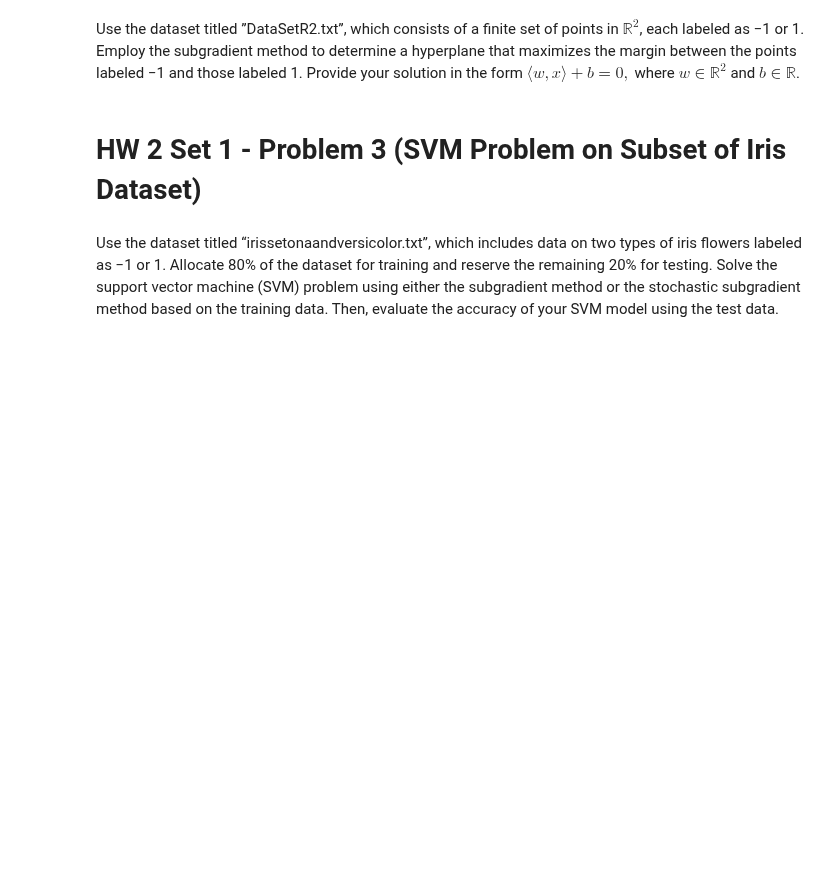
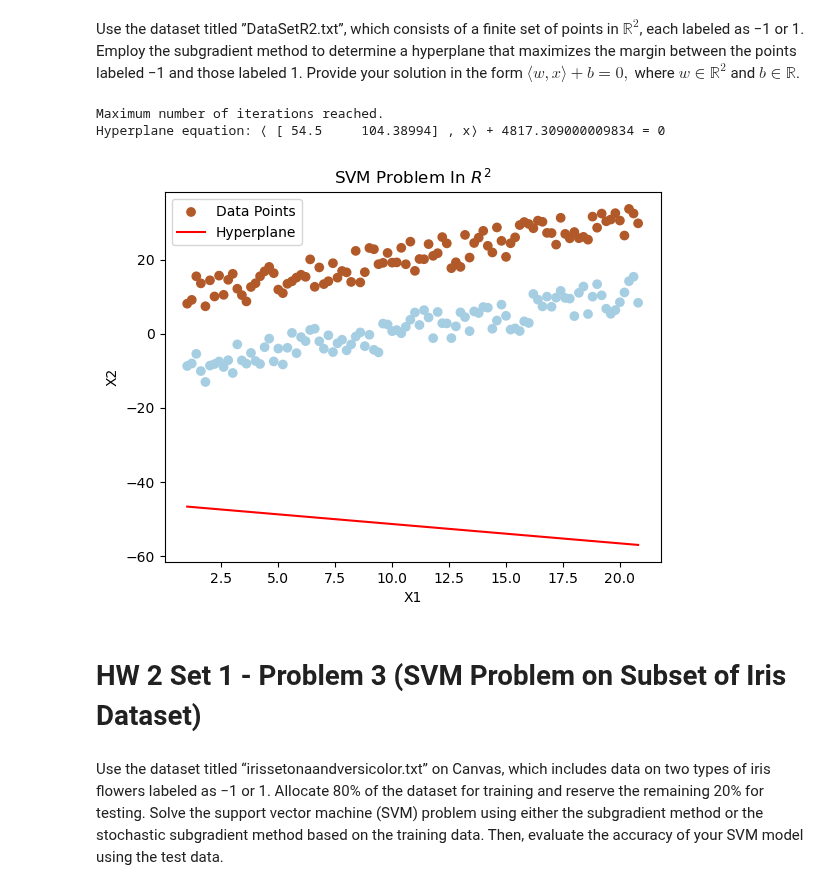
Before and after one commit to eabogle/numerical-optimization, a Jupyter notebook: convex/SVM_Subgradient.ipynb, the cells around one changed output. Cells and saved outputs as stored; diff of their text form; code cells hidden in the pictures; blank space fills up the shorter version.

```diff
--- a/convex/SVM_Subgradient.ipynb
+++ b/convex/SVM_Subgradient.ipynb
@@ -5,4 +8,75 @@ Use the dataset titled ”DataSetR2.txt”, which consists of a finite set of po
+# %%
+# Load dataset
+data = np.loadtxt("DataSetR2.txt")
+
+# Separate features and labels
+X = data[:, :-1]       #features are all columns except the last
+y = data[:, -1]        #label is in the last column
+num_data = X.shape[0]  #number of data points
+n = 2                  #number of features considers (data space)
+
+# Subgradient method
+def subgradient_method(X, y, n, num_data, tol, maxiter, alpha, C):
+    # Initialize w and b for defining the hyperplane
+    iteration = 0
+    w = np.ones(n)
+    b = 1
+    sgw = np.ones(n)
+    sgb = 1
+
+
+    def subgradient(w, b, X, y, n, num_data):
+        sgw = np.zeros(n)
+        sgb = 0
+
+        for i in range(num_data):
+            margin = y[i] * (np.dot(X[i], w) + b)  # Compute margin
+            if (margin - 1 > 0):  # Compare margin with 1
+                sgw += (-1) * y[i] * X[i]
+                sgb += (-1) * y[i]
+
+        return sgw, sgb
+
+
+    while iteration < maxiter:
+
+        if (np.linalg.norm(sgw) < tol) and (np.linalg.norm(sgb) < tol):
+            break
+
+        else:
+            w -= (alpha * (w + (C/num_data)*(sgw)))
+            b -= (alpha * (C/num_data) * (sgb))
+            sgw, sgb = subgradient(w, b, X, y, n, num_data)
+            iteration += 1
+            if iteration == maxiter:
+                print("Maximum number of iterations reached.")
+
+    return w, b
+
+# Run subgradient method
+w, b = subgradient_method(X, y, n, num_data, tol=10e-10, maxiter=100000, alpha=0.01, C=10)
+
+# Print the hyperplane equation
+print("Hyperplane equation: ⟨", w, ",", "x⟩ +", b, "= 0")
+
+# Plot the points
+plt.scatter(X[:, 0], X[:, 1], c=y, cmap=plt.cm.Paired, label="Data Points")
+
+# Plot the hyperplane
+x_plot = np.linspace(np.min(X[:, 0]), np.max(X[:, 0]), 100)
+y_plot = (-w[0] * x_plot - b) / w[1]
+plt.plot(x_plot, y_plot, '-r', label="Hyperplane")
+
+plt.xlabel("X1")
+plt.ylabel("X2")
+plt.title("SVM Problem In $R^2$")
+plt.legend()
+plt.show()
+# %% [output]
+Maximum number of iterations reached.
+Hyperplane equation: ⟨ [ 54.5     104.38994] , x⟩ + 4817.309000009834 = 0
+[figure, added]
 # %% [markdown]
 # HW 2 Set 1 - Problem 3 (SVM Problem on Subset of Iris Dataset)
 # %% [markdown]
-Use the dataset titled “irissetonaandversicolor.txt”, which includes data on two types of iris flowers labeled as −1 or 1. Allocate 80\% of the dataset for training and reserve the remaining 20\% for testing. Solve the support vector machine (SVM) problem using either the subgradient method or the stochastic subgradient method based on the training data. Then, evaluate the accuracy of your SVM model using the test data.
+Use the dataset titled “irissetonaandversicolor.txt” on Canvas, which includes data on two types of iris flowers labeled as −1 or 1. Allocate 80\% of the dataset for training and reserve the remaining 20\% for testing. Solve the support vector machine (SVM) problem using either the subgradient method or the stochastic subgradient method based on the training data. Then, evaluate the accuracy of your SVM model using the test data.
```
Also changed, not shown: parts of 1 cell of this notebook.
